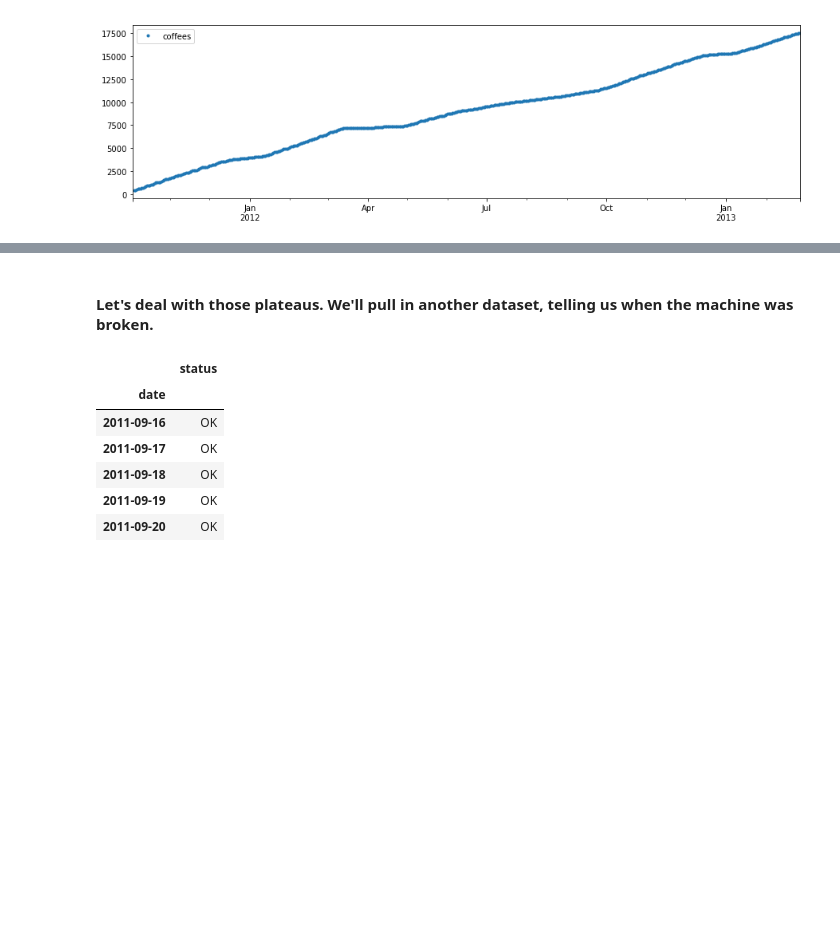
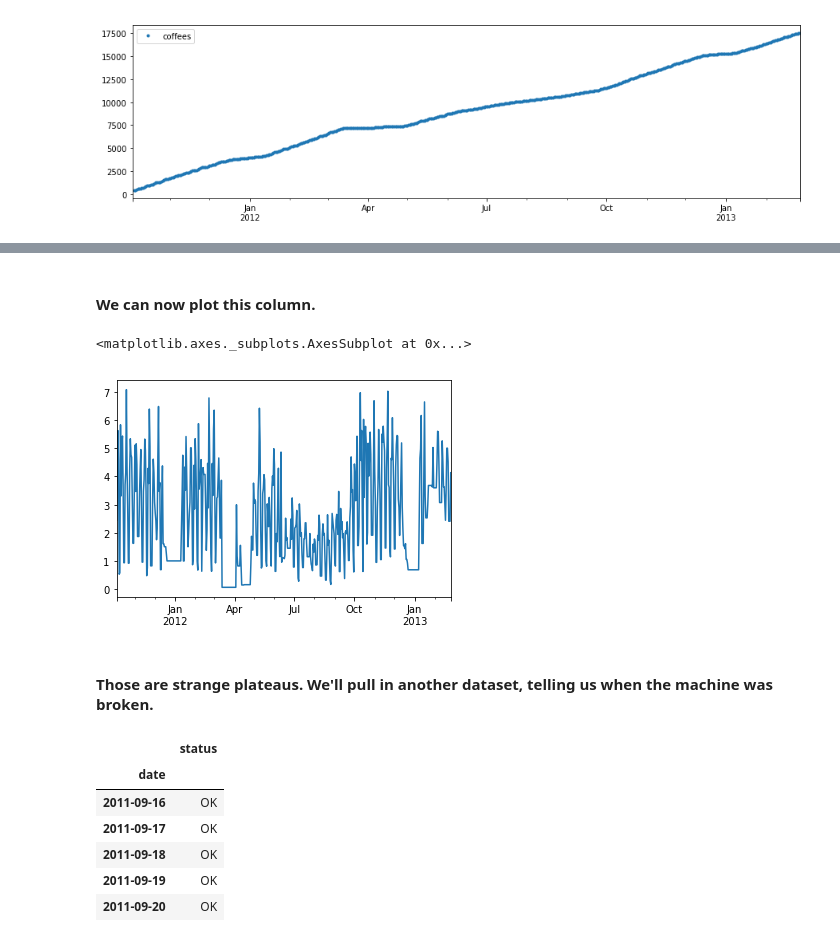
Before and after one commit to QCaudron/pydata_pandas, a Jupyter notebook: coffee_analysis_solution.ipynb, the cells around one changed output, grey strips where cells are left out. Cells and saved outputs as stored; diff of their text form; code cells hidden in the pictures; blank space fills up the shorter version.

```diff
--- a/coffee_analysis_solution.ipynb
+++ b/coffee_analysis_solution.ipynb
@@ -599,5 +718,12 @@ daily_data.plot(figsize=(15, 4), style=".")
+# %% [markdown]
+#### We can now plot this column.
+# %%
+daily_data.coffees_per_person.plot()
+# %% [output]
+<matplotlib.axes._subplots.AxesSubplot at 0x...>
+[figure, added]
 # %% [markdown]
-#### Let's deal with those plateaus. We'll pull in another dataset, telling us when the machine was broken.
+#### Those are strange plateaus. We'll pull in another dataset, telling us when the machine was broken.
 # %%
 # pd.read_csv(); try using parse_dates as kwarg; also pass index_col
 machine_status = pd.read_csv("data/coffee_status.csv", parse_dates=["date"], index_col="date")
```
Also changed, not shown: parts of 64 cells of this notebook, 5 other files.
